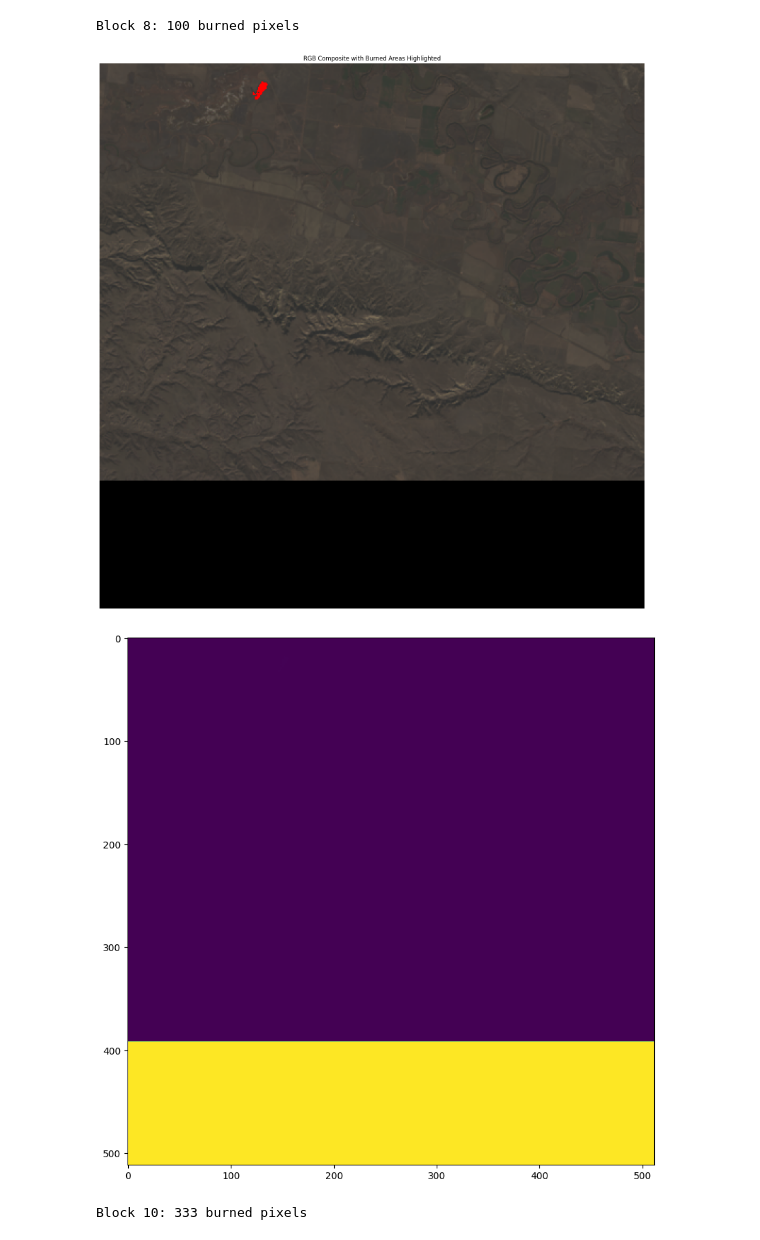
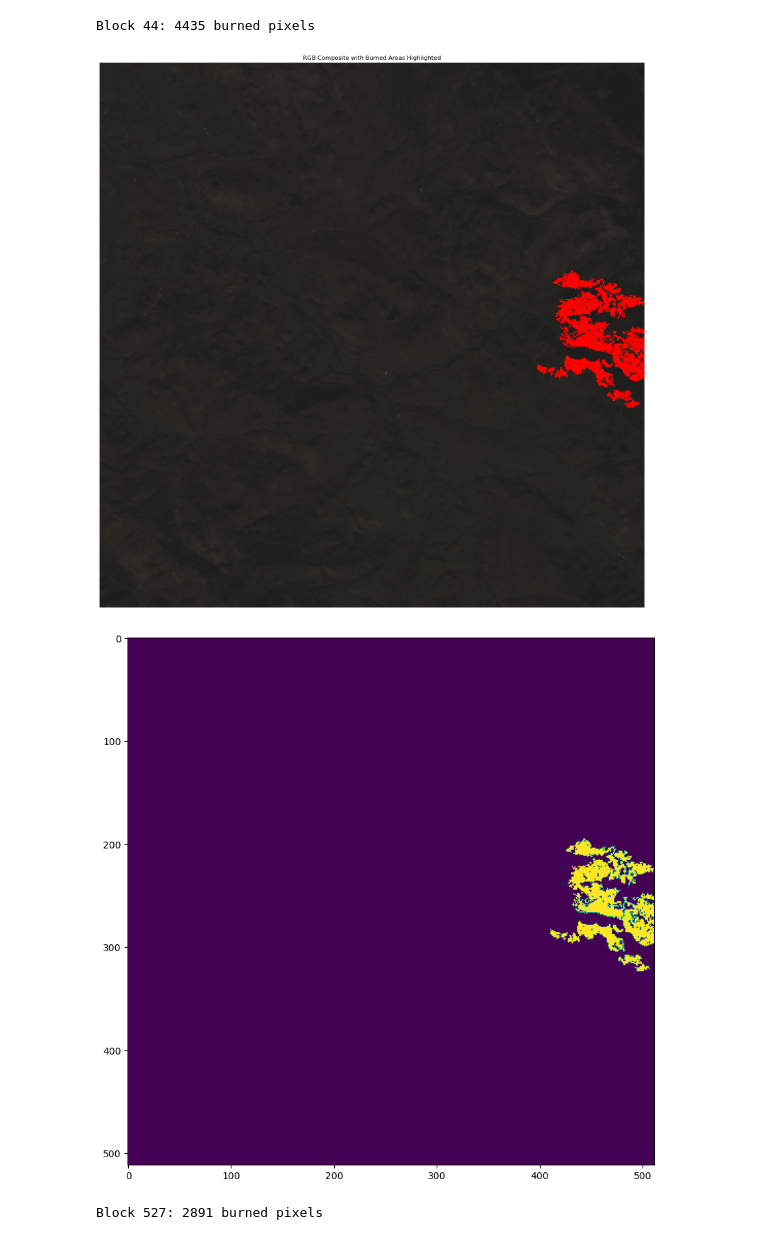
Before and after one commit to DeBestTrap/ai4con-wildfire, a Jupyter notebook: temp.ipynb, the cells around one changed output. Drawn from its saved outputs; the diff is of its cells as text; code cells hidden in the pictures.

```diff
--- a/temp.ipynb
+++ b/temp.ipynb
@@ -3,6 +3,8 @@ import os
 import numpy as np
 
 from lib.debug import plot_rgb, plot_burned_area_mask, plot_highlighted_rgb
+
+np.random.seed(42) # The Key To The Universe
 
 # Load blocks from data folder
 data_dir = "./data/"
@@ -22,8 +24,13 @@ for block_path in os.listdir(data_dir):
 # Example: Analyze burned area in each block
 burned_area_per_block = [np.sum(block == 1) for block in mask_blocks]
 
+# Select 15 random blocks
+block_indices = np.arange(len(mask_blocks))
+random_indices = np.random.choice(block_indices, size=15, replace=False)
+
 # Print the results and show blocks with burned areas
-for idx, burned_pixels in enumerate(burned_area_per_block):
+for idx in random_indices:
+    burned_pixels = burned_area_per_block[idx]
     if burned_pixels > 0:
         print(f"Block {idx}: {burned_pixels} burned pixels")
         plot_highlighted_rgb(rgb_blocks[idx], mask_blocks[idx])
@@ -35,4 +42,4 @@ Block 5: 75 burned pixels
-Block 8: 100 burned pixels
+Block 44: 4435 burned pixels
-[figure, old version]
+[figure, new version]
-[figure, old version]
+[figure, new version]
-Block 10: 333 burned pixels
+Block 527: 2891 burned pixels
```
Also changed, not shown: parts of 6 cells of this notebook, 4 other files.
